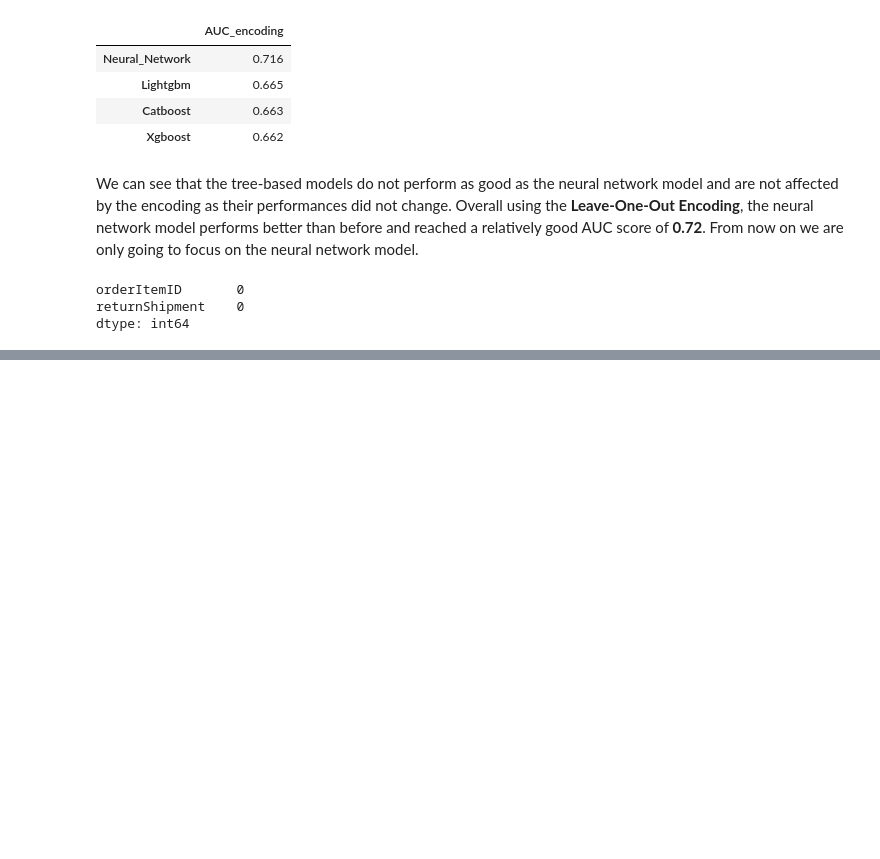
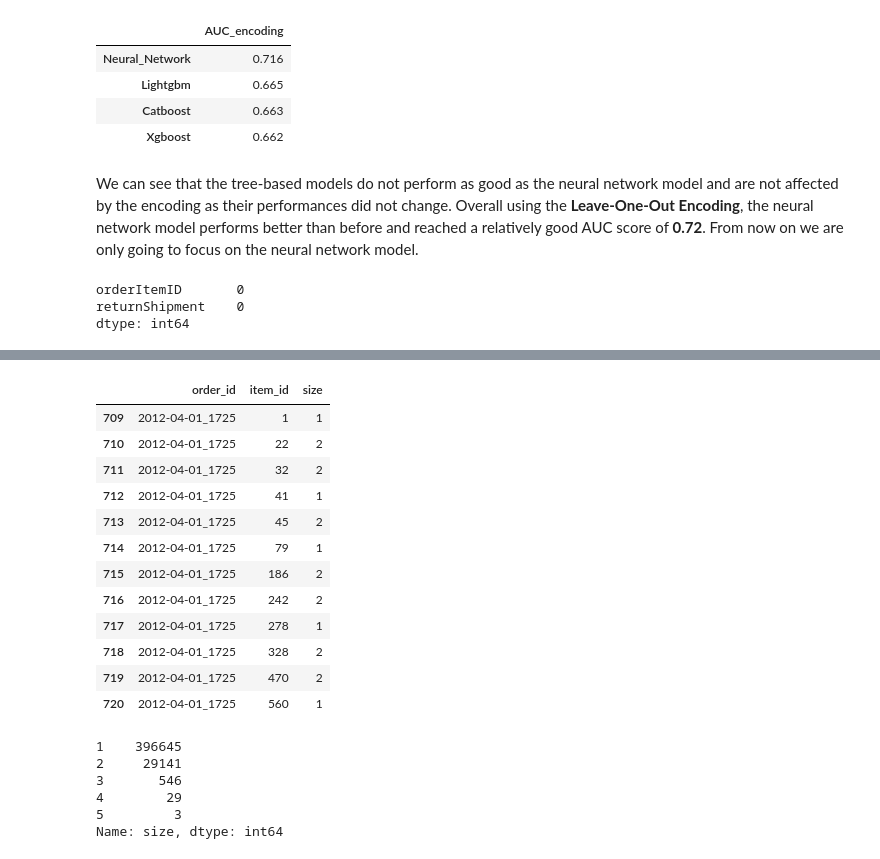
Before and after one commit to teodor-georgiev/Online-Retailer-Analysis-2014, a Jupyter notebook: 4. Encoding.ipynb, the cells around one changed output, grey strips where cells are left out. Cells and saved outputs as stored; diff of their text form; code cells hidden in the pictures; blank space fills up the shorter version.

```diff
--- a/4. Encoding.ipynb
+++ b/4. Encoding.ipynb
@@ -269,0 +242,10 @@ evaluation_sum
+# %%
+# Get unique values in a column
+list_include = ["item_id","size","order_id","brand_id","item_color"]
+column_name= {"item_id":"order_item_id_nunique","size":"order_size_nunique","brand_id":"order_brand_id_nunique","item_color":"order_item_color_nunique"}
+df_group = df[list_include].groupby(["order_id"]).agg({"item_id":"nunique","size":"nunique","brand_id":"nunique","item_color":"nunique"}).reset_index().rename(columns= column_name)
+df = df.merge(df_group,on="order_id",how="left")
+# %%
+# Same item_id different size
+df_group = df[list_include].groupby(["order_id","item_id"]).agg({"size":"nunique"}).reset_index().rename(columns= {"size":"order_item_id_size_nunique"})
+df = df.merge(df_group,on=["order_id","item_id"],how="left")
@@ -269,0 +266,25 @@ evaluation_sum
+# %%
+df_group.loc[df_group["order_id"] == "2012-04-01_1725"]
+# %% [output]
+|  | order_id | item_id | size |
+| 709 | 2012-04-01_1725 | 1 | 1 |
+| 710 | 2012-04-01_1725 | 22 | 2 |
+| 711 | 2012-04-01_1725 | 32 | 2 |
+| 712 | 2012-04-01_1725 | 41 | 1 |
+| 713 | 2012-04-01_1725 | 45 | 2 |
+| 714 | 2012-04-01_1725 | 79 | 1 |
+| 715 | 2012-04-01_1725 | 186 | 2 |
+| 716 | 2012-04-01_1725 | 242 | 2 |
+| 717 | 2012-04-01_1725 | 278 | 1 |
+| 718 | 2012-04-01_1725 | 328 | 2 |
+| 719 | 2012-04-01_1725 | 470 | 2 |
+| 720 | 2012-04-01_1725 | 560 | 1 |
+# %%
+df_group["size"].value_counts()
+# %% [output]
+1    396645
+2     29141
+3       546
+4        29
+5         3
+Name: size, dtype: int64
```
Also changed, not shown: parts of 11 cells of this notebook.
